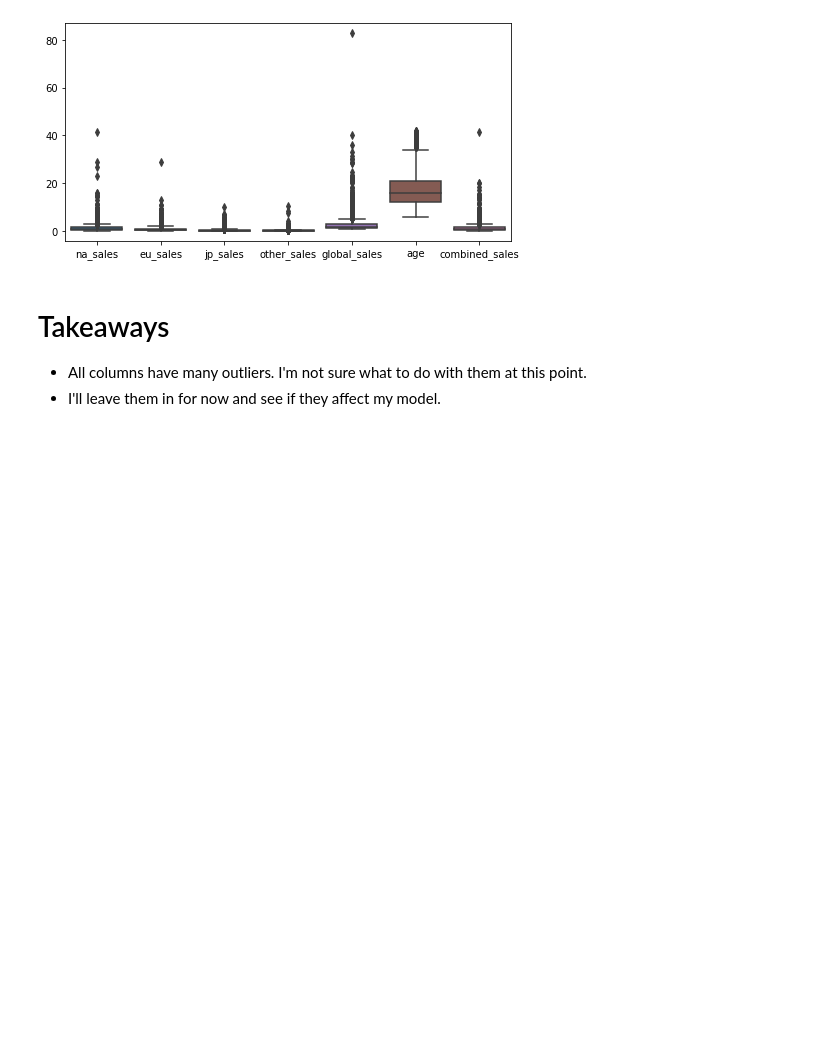
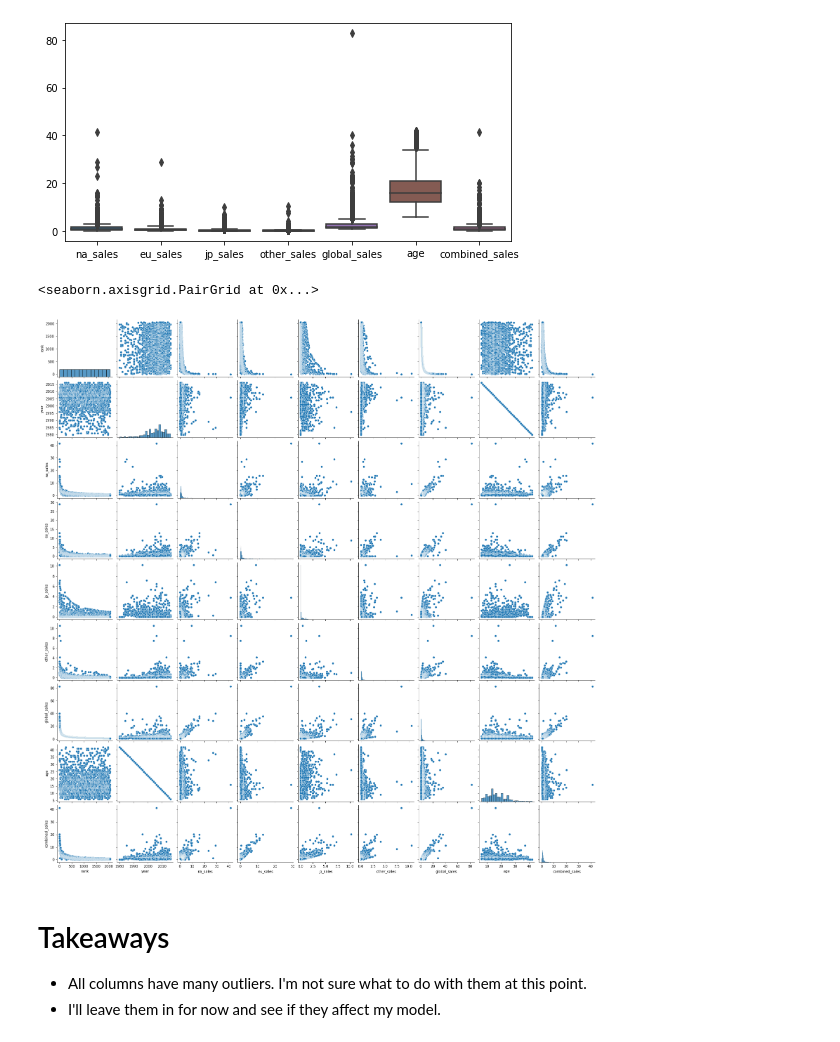
Before and after one commit to brentschriver/press_start, a Jupyter notebook: press-start-workflow.ipynb, the cells around one changed output. Saved outputs shown, nothing was run; the diff lists cells and outputs as text; code cells hidden in the pictures; blank space fills up the shorter version.

```diff
--- a/press-start-workflow.ipynb
+++ b/press-start-workflow.ipynb
@@ -156,6 +156,11 @@ sns.boxplot(data=games.drop(columns=['year','rank']))
 plt.show()
 # %% [output]
 [figure]
+# %%
+sns.pairplot(games)
+# %% [output]
+<seaborn.axisgrid.PairGrid at 0x...>
+[figure, added]
 # %% [markdown]
 # Takeaways
 * All columns have many outliers. I'm not sure what to do with them at this point.
```
Also changed, not shown: parts of 4 cells of this notebook.
